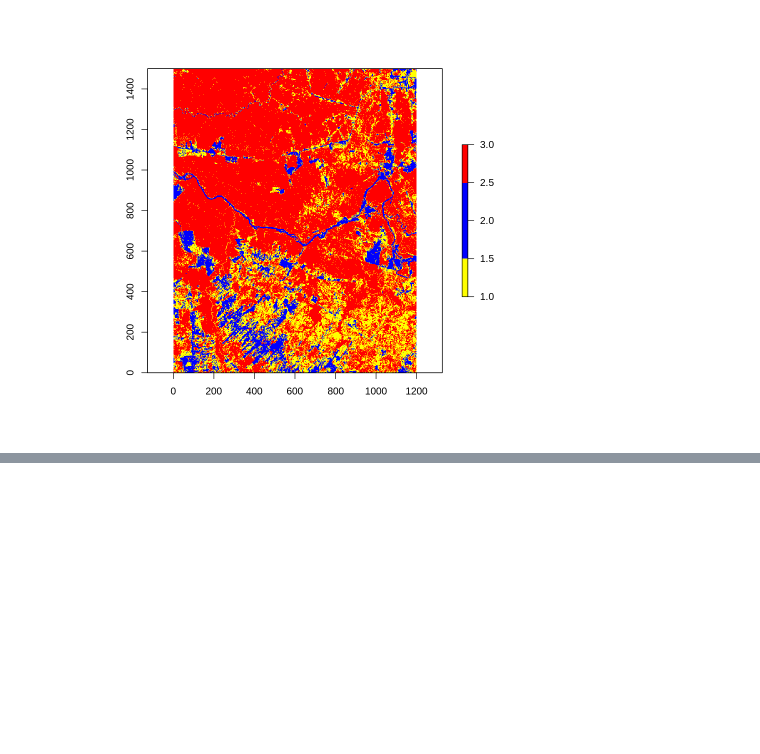
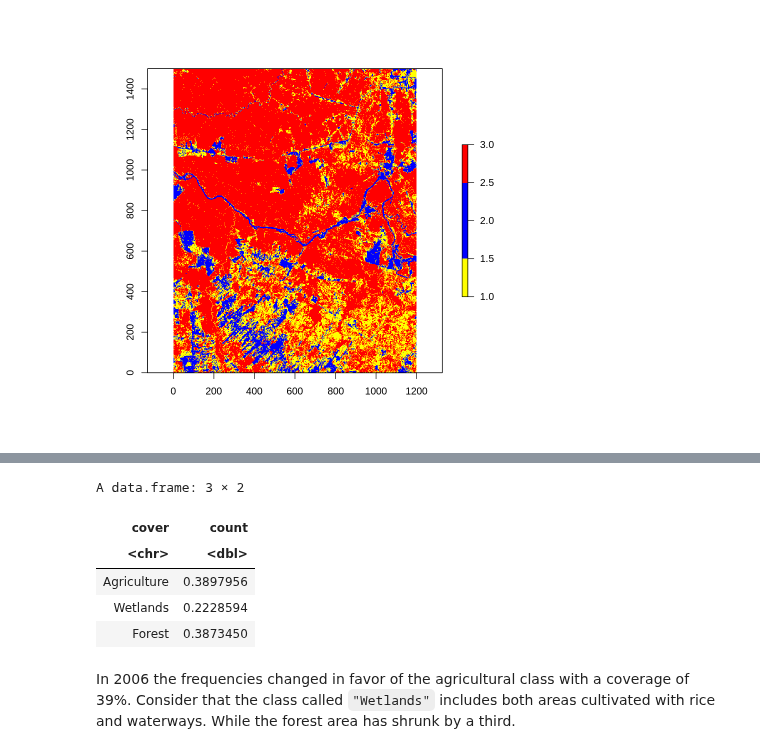
Before and after one commit to biagiominio/Remote_Sensing_2021, a Jupyter notebook: R_code_land_cover.ipynb, the cells around one changed output, grey strips where cells are left out. Drawn from its saved outputs; the diff is of its cells as text; code cells hidden in the pictures; blank space fills up the shorter version.

```diff
--- a/R_code_land_cover.ipynb
+++ b/R_code_land_cover.ipynb
@@ -192,3 +209,21 @@ prop2 <- freq(d2c$map) / s2
+# %%
+absolute_frequency_2006 <- freq(mato_grosso_2006.res.class$map)
+absolute_frequency_2006
+# %%
+total_pixel_2006 <- sum(absolute_frequency_2006[,2])
+relative_frequency_2006 <- absolute_frequency_2006[,2]/total_pixel_2006
+labels <- c("Agriculture", "Wetlands", "Forest")
+data_freq_2006 <- data.frame(cover = labels, count = relative_frequency_2006)
+data_freq_2006
+# %% [output]
+A data.frame: 3 × 2
+| cover | count |
+| <chr> | <dbl> |
+| Agriculture | 0.3897956 |
+| Wetlands | 0.2228594 |
+| Forest | 0.3873450 |
+# %% [markdown]
+In 2006 the frequencies changed in favor of the agricultural class with a coverage of 39%. Consider that the class called `"Wetlands"` includes both areas cultivated with rice and waterways. While the forest area has shrunk by a third.
 # %%
 # build a dataframe
 cover <- c("Forest","Agriculture")
```
Also changed, not shown: parts of 11 cells of this notebook.
